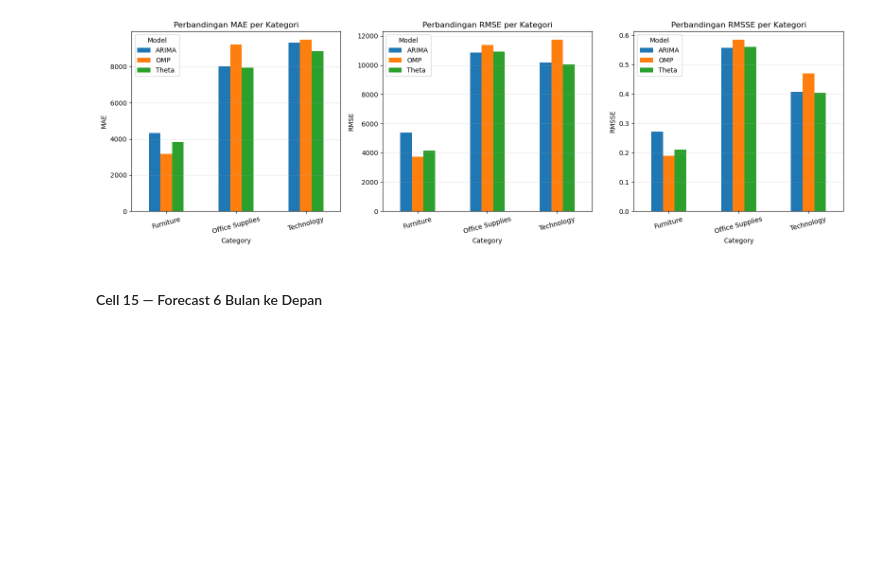
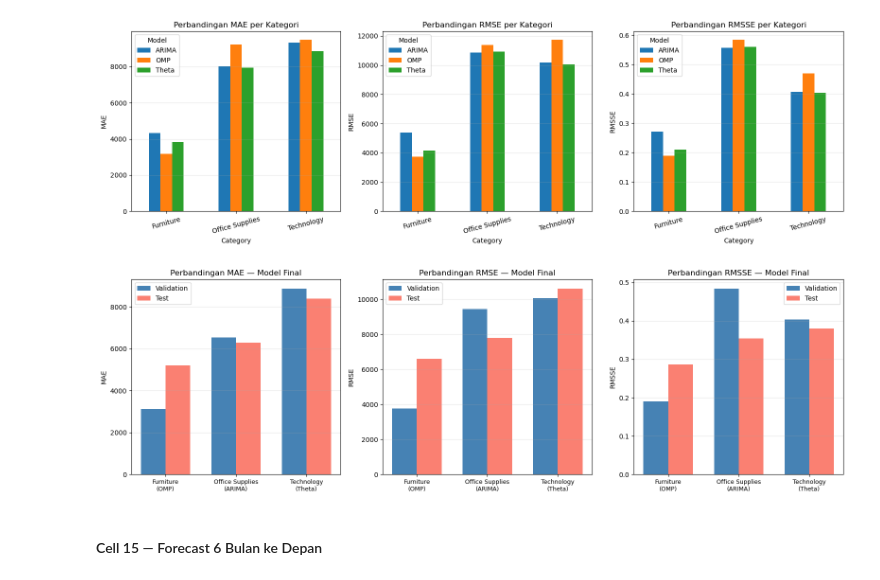
Before and after one commit to aisyahhnmf/pbl-sales-dashboard, a Jupyter notebook: model(2).ipynb, the cells around one changed output. Cells and saved outputs as stored; diff of their text form; code cells hidden in the pictures; blank space fills up the shorter version.

```diff
--- a/model(2).ipynb
+++ b/model(2).ipynb
@@ -767,6 +767,46 @@ plt.savefig("perbandingan_model.png", dpi=150, bbox_inches='tight')
 plt.show()
 # %% [output]
 [figure]
+# %%
+# Kumpulkan metrics 3 model final
+rows_final = []
+for cat, info in tuned_models.items():
+    row = {
+        'Category': cat,
+        'Model': info['name'],
+        'MAE_val':   info['val_metrics']['MAE'],
+        'RMSE_val':  info['val_metrics']['RMSE'],
+        'RMSSE_val': info['val_metrics']['RMSSE'],
+        'MAE_test':  info['test_metrics']['MAE'],
+        'RMSE_test': info['test_metrics']['RMSE'],
+        'RMSSE_test':info['test_metrics']['RMSSE'],
+    }
+    rows_final.append(row)
+
+df_final = pd.DataFrame(rows_final)
+df_final['Label'] = df_final['Category'] + '\n(' + df_final['Model'] + ')'
+
+x = np.arange(len(df_final))
+width = 0.35
+
+fig, axes = plt.subplots(1, 3, figsize=(16, 5))
+
+for ax, metric in zip(axes, ['MAE', 'RMSE', 'RMSSE']):
+    bars1 = ax.bar(x - width/2, df_final[f'{metric}_val'],  width, label='Validation', color='steelblue')
+    bars2 = ax.bar(x + width/2, df_final[f'{metric}_test'], width, label='Test', color='salmon')
+
+    ax.set_title(f'Perbandingan {metric} — Model Final')
+    ax.set_ylabel(metric)
+    ax.set_xticks(x)
+    ax.set_xticklabels(df_final['Label'], fontsize=9)
+    ax.legend()
+    ax.grid(True, alpha=0.3, axis='y')
+
+plt.tight_layout()
+plt.savefig("perbandingan_model_final.png", dpi=150, bbox_inches='tight')
+plt.show()
+# %% [output]
+[figure, added]
 # %% [markdown]
 #### Cell 15 — Forecast 6 Bulan ke Depan
 # %%
```
